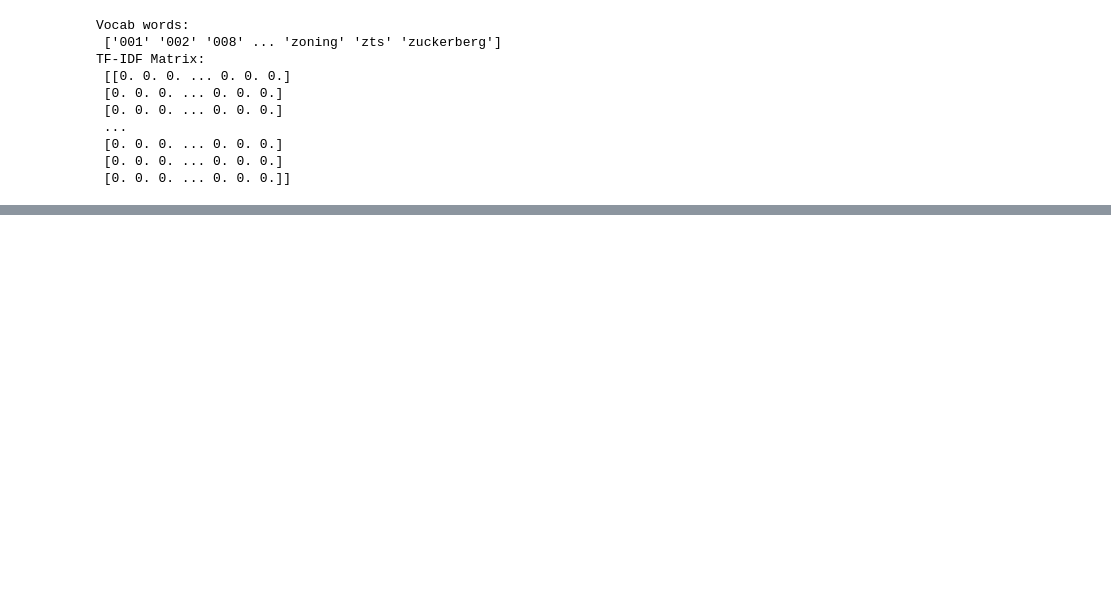
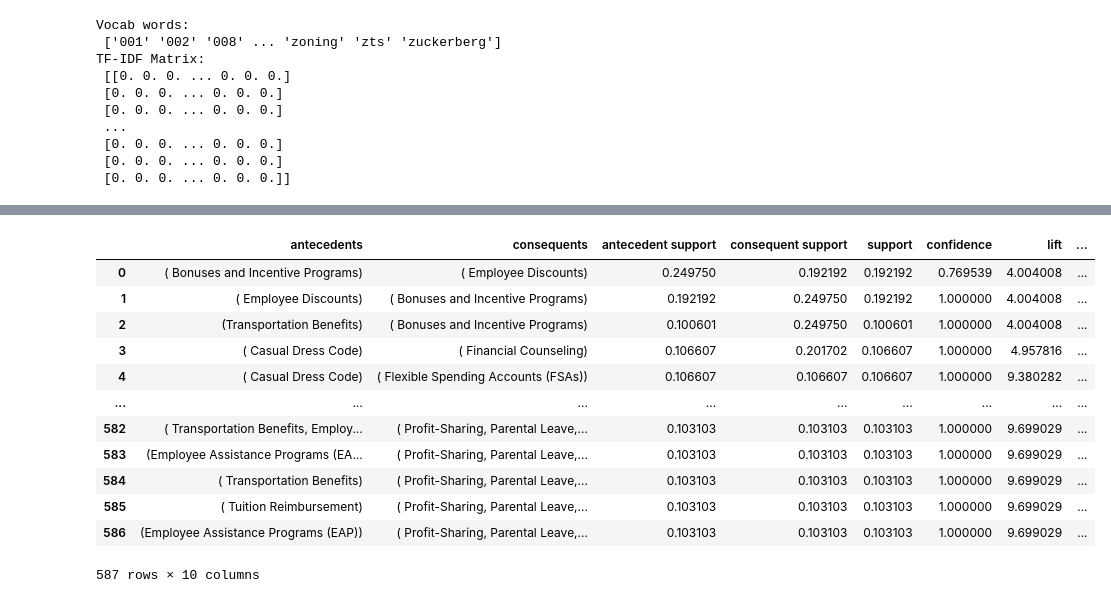
Before and after one commit to sneha-dubeyy/JobInformationRetrieval, a Jupyter notebook: information_retrieval.ipynb, the cells around one changed output, grey strips where cells are left out. Drawn from its saved outputs; the diff is of its cells as text; code cells hidden in the pictures; blank space fills up the shorter version.

```diff
--- a/information_retrieval.ipynb
+++ b/information_retrieval.ipynb
@@ -139,0 +122,39 @@ The next two most relevant jobs' IDs are:  90206300000000.0  and  10796800000000
+# %%
+# Create a list of lists that holds the benefits in every job listing
+
+benefits = []
+
+for row in range(0,len(preprocessedData.axes[0])):
+    benefits.append(preprocessedData.at[row, 'Benefits'][2:-2].split(','))
+
+#print(benefits)
+# %%
+# Perform association rules mining with support = 10%, confidence = 75%
+    # support = 10% means the benefits together show up in at least 200 job listings
+    # confidence = 75% means that 75% of the time the evaluated association rule rings true
+
+encoder = TransactionEncoder()
+fittedBenefits = encoder.fit_transform(benefits)
+#print(fittedBenefits)
+
+benefitsDF = pd.DataFrame(fittedBenefits, columns = encoder.columns_)
+
+frequentBenefits = apriori(benefitsDF, min_support = 0.10, use_colnames = True)
+#print(frequentBenefits)
+
+associationRules = association_rules(frequentBenefits, metric = 'confidence', min_threshold = 0.75)
+associationRules
+# %% [output]
+|  | antecedents | consequents | antecedent support | consequent support | support | confidence | lift | ... |
+| 0 | ( Bonuses and Incentive Programs) | ( Employee Discounts) | 0.249750 | 0.192192 | 0.192192 | 0.769539 | 4.004008 | ... |
+| 1 | ( Employee Discounts) | ( Bonuses and Incentive Programs) | 0.192192 | 0.249750 | 0.192192 | 1.000000 | 4.004008 | ... |
+| 2 | (Transportation Benefits) | ( Bonuses and Incentive Programs) | 0.100601 | 0.249750 | 0.100601 | 1.000000 | 4.004008 | ... |
+| 3 | ( Casual Dress Code) | ( Financial Counseling) | 0.106607 | 0.201702 | 0.106607 | 1.000000 | 4.957816 | ... |
+| 4 | ( Casual Dress Code) | ( Flexible Spending Accounts (FSAs)) | 0.106607 | 0.106607 | 0.106607 | 1.000000 | 9.380282 | ... |
+| ... | ... | ... | ... | ... | ... | ... | ... | ... |
+| 582 | ( Transportation Benefits, Employ... | ( Profit-Sharing, Parental Leave,... | 0.103103 | 0.103103 | 0.103103 | 1.000000 | 9.699029 | ... |
+| 583 | (Employee Assistance Programs (EA... | ( Profit-Sharing, Parental Leave,... | 0.103103 | 0.103103 | 0.103103 | 1.000000 | 9.699029 | ... |
+| 584 | ( Transportation Benefits) | ( Profit-Sharing, Parental Leave,... | 0.103103 | 0.103103 | 0.103103 | 1.000000 | 9.699029 | ... |
+| 585 | ( Tuition Reimbursement) | ( Profit-Sharing, Parental Leave,... | 0.103103 | 0.103103 | 0.103103 | 1.000000 | 9.699029 | ... |
+| 586 | (Employee Assistance Programs (EAP)) | ( Profit-Sharing, Parental Leave,... | 0.103103 | 0.103103 | 0.103103 | 1.000000 | 9.699029 | ... |
+587 rows × 10 columns
```
Also changed, not shown: parts of 16 cells of this notebook.
